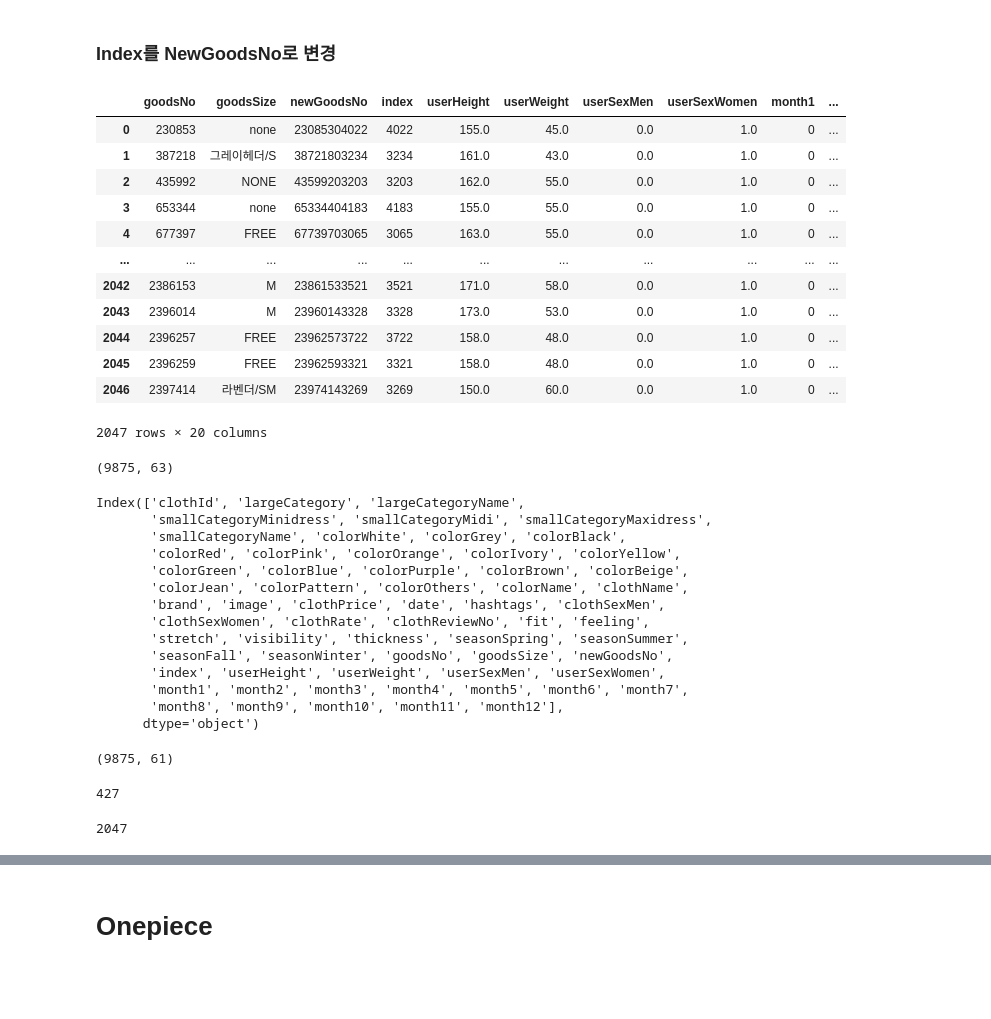
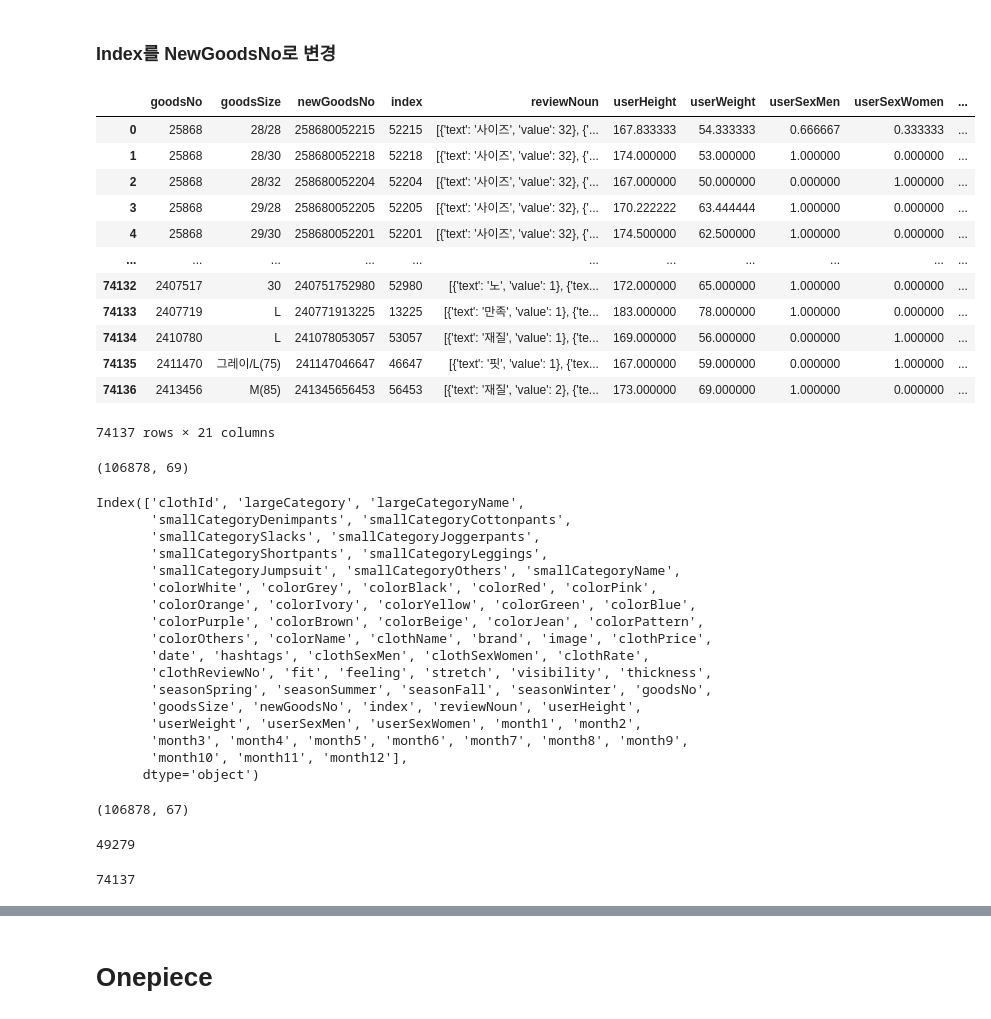
Before and after one commit to yoonjung1205/SSAFit, a Jupyter notebook: data/DataCrawling/Data/Cloth/Preprocession Cloth Data.ipynb, the cells around one changed output, grey strips where cells are left out. Saved outputs shown, nothing was run; the diff lists cells and outputs as text; code cells hidden in the pictures; blank space fills up the shorter version.

```diff
--- a/data/DataCrawling/Data/Cloth/Preprocession Cloth Data.ipynb
+++ b/data/DataCrawling/Data/Cloth/Preprocession Cloth Data.ipynb
@@ -2477,60 +2368,63 @@ Name: clothReviewNo, Length: 57600, dtype: int32
 # %% [markdown]
 ### Index를 NewGoodsNo로 변경
 # %%
-sub_pants = pd.read_csv('./size_pants.csv', index_col = 'Unnamed: 0')
+sub_pants = pd.read_json('./size_pants.json')
 sub_pants
 # %% [output]
-|  | goodsNo | goodsSize | newGoodsNo | index | userHeight | userWeight | userSexMen | userSexWomen | month1 | ... |
-| 0 | 230853 | none | 23085304022 | 4022 | 155.0 | 45.0 | 0.0 | 1.0 | 0 | ... |
-| 1 | 387218 | 그레이헤더/S | 38721803234 | 3234 | 161.0 | 43.0 | 0.0 | 1.0 | 0 | ... |
-| 2 | 435992 | NONE | 43599203203 | 3203 | 162.0 | 55.0 | 0.0 | 1.0 | 0 | ... |
-| 3 | 653344 | none | 65334404183 | 4183 | 155.0 | 55.0 | 0.0 | 1.0 | 0 | ... |
-| 4 | 677397 | FREE | 67739703065 | 3065 | 163.0 | 55.0 | 0.0 | 1.0 | 0 | ... |
+|  | goodsNo | goodsSize | newGoodsNo | index | reviewNoun | userHeight | userWeight | userSexMen | userSexWomen | ... |
+| 0 | 25868 | 28/28 | 258680052215 | 52215 | [{'text': '사이즈', 'value': 32}, {'... | 167.833333 | 54.333333 | 0.666667 | 0.333333 | ... |
+| 1 | 25868 | 28/30 | 258680052218 | 52218 | [{'text': '사이즈', 'value': 32}, {'... | 174.000000 | 53.000000 | 1.000000 | 0.000000 | ... |
+| 2 | 25868 | 28/32 | 258680052204 | 52204 | [{'text': '사이즈', 'value': 32}, {'... | 167.000000 | 50.000000 | 0.000000 | 1.000000 | ... |
+| 3 | 25868 | 29/28 | 258680052205 | 52205 | [{'text': '사이즈', 'value': 32}, {'... | 170.222222 | 63.444444 | 1.000000 | 0.000000 | ... |
+| 4 | 25868 | 29/30 | 258680052201 | 52201 | [{'text': '사이즈', 'value': 32}, {'... | 174.500000 | 62.500000 | 1.000000 | 0.000000 | ... |
 | ... | ... | ... | ... | ... | ... | ... | ... | ... | ... | ... |
-| 2042 | 2386153 | M | 23861533521 | 3521 | 171.0 | 58.0 | 0.0 | 1.0 | 0 | ... |
-| 2043 | 2396014 | M | 23960143328 | 3328 | 173.0 | 53.0 | 0.0 | 1.0 | 0 | ... |
-| 2044 | 2396257 | FREE | 23962573722 | 3722 | 158.0 | 48.0 | 0.0 | 1.0 | 0 | ... |
-| 2045 | 2396259 | FREE | 23962593321 | 3321 | 158.0 | 48.0 | 0.0 | 1.0 | 0 | ... |
-| 2046 | 2397414 | 라벤더/SM | 23974143269 | 3269 | 150.0 | 60.0 | 0.0 | 1.0 | 0 | ... |
+| 74132 | 2407517 | 30 | 240751752980 | 52980 | [{'text': '노', 'value': 1}, {'tex... | 172.000000 | 65.000000 | 1.000000 | 0.000000 | ... |
+| 74133 | 2407719 | L | 240771913225 | 13225 | [{'text': '만족', 'value': 1}, {'te... | 183.000000 | 78.000000 | 1.000000 | 0.000000 | ... |
+| 74134 | 2410780 | L | 241078053057 | 53057 | [{'text': '재질', 'value': 1}, {'te... | 169.000000 | 56.000000 | 0.000000 | 1.000000 | ... |
+| 74135 | 2411470 | 그레이/L(75) | 241147046647 | 46647 | [{'text': '핏', 'value': 1}, {'tex... | 167.000000 | 59.000000 | 0.000000 | 1.000000 | ... |
+| 74136 | 2413456 | M(85) | 241345656453 | 56453 | [{'text': '재질', 'value': 2}, {'te... | 173.000000 | 69.000000 | 1.000000 | 0.000000 | ... |
-2047 rows × 20 columns
+74137 rows × 21 columns
 # %%
 pants = pd.merge(pants, sub_pants, how="left", left_on="clothId", right_on="goodsNo")
 pants.shape
 # %% [output]
-(9875, 63)
+(106878, 69)
 # %%
 pants.columns
 # %% [output]
 Index(['clothId', 'largeCategory', 'largeCategoryName',
-       'smallCategoryMinidress', 'smallCategoryMidi', 'smallCategoryMaxidress',
-       'smallCategoryName', 'colorWhite', 'colorGrey', 'colorBlack',
-       'colorRed', 'colorPink', 'colorOrange', 'colorIvory', 'colorYellow',
-       'colorGreen', 'colorBlue', 'colorPurple', 'colorBrown', 'colorBeige',
-       'colorJean', 'colorPattern', 'colorOthers', 'colorName', 'clothName',
-       'brand', 'image', 'clothPrice', 'date', 'hashtags', 'clothSexMen',
-       'clothSexWomen', 'clothRate', 'clothReviewNo', 'fit', 'feeling',
-       'stretch', 'visibility', 'thickness', 'seasonSpring', 'seasonSummer',
-       'seasonFall', 'seasonWinter', 'goodsNo', 'goodsSize', 'newGoodsNo',
-       'index', 'userHeight', 'userWeight', 'userSexMen', 'userSexWomen',
-       'month1', 'month2', 'month3', 'month4', 'month5', 'month6', 'month7',
-       'month8', 'month9', 'month10', 'month11', 'month12'],
+       'smallCategoryDenimpants', 'smallCategoryCottonpants',
+       'smallCategorySlacks', 'smallCategoryJoggerpants',
+       'smallCategoryShortpants', 'smallCategoryLeggings',
+       'smallCategoryJumpsuit', 'smallCategoryOthers', 'smallCategoryName',
+       'colorWhite', 'colorGrey', 'colorBlack', 'colorRed', 'colorPink',
+       'colorOrange', 'colorIvory', 'colorYellow', 'colorGreen', 'colorBlue',
+       'colorPurple', 'colorBrown', 'colorBeige', 'colorJean', 'colorPattern',
+       'colorOthers', 'colorName', 'clothName', 'brand', 'image', 'clothPrice',
+       'date', 'hashtags', 'clothSexMen', 'clothSexWomen', 'clothRate',
+       'clothReviewNo', 'fit', 'feeling', 'stretch', 'visibility', 'thickness',
+       'seasonSpring', 'seasonSummer', 'seasonFall', 'seasonWinter', 'goodsNo',
+       'goodsSize', 'newGoodsNo', 'index', 'reviewNoun', 'userHeight',
+       'userWeight', 'userSexMen', 'userSexWomen', 'month1', 'month2',
+       'month3', 'month4', 'month5', 'month6', 'month7', 'month8', 'month9',
+       'month10', 'month11', 'month12'],
       dtype='object')
 # %%
 pants = pants.drop(["goodsNo", "index"], axis=1)
 pants.shape
 # %% [output]
-(9875, 61)
+(106878, 67)
 # %%
-# 9875 : 반복문을 통해 변화된 skirt 행 개수
-# 9448 : 원래의 skirt 행 개수
-# 427 : 새로 생긴 skirt 행 개수
-9875-9448
+# 106879 : 반복문을 통해 변화된 skirt 행 개수
+# 57600 : 원래의 skirt 행 개수
+# 49279 : 새로 생긴 skirt 행 개수
+106879-57600
 # %% [output]
-427
+49279
 # %%
 len(sub_pants)
 # %% [output]
-2047
+74137
 # %%
 len(sub_pants.goodsNo.unique())
 # %% [output]
```
Also changed, not shown: parts of 444 cells of this notebook, 7 other files.
